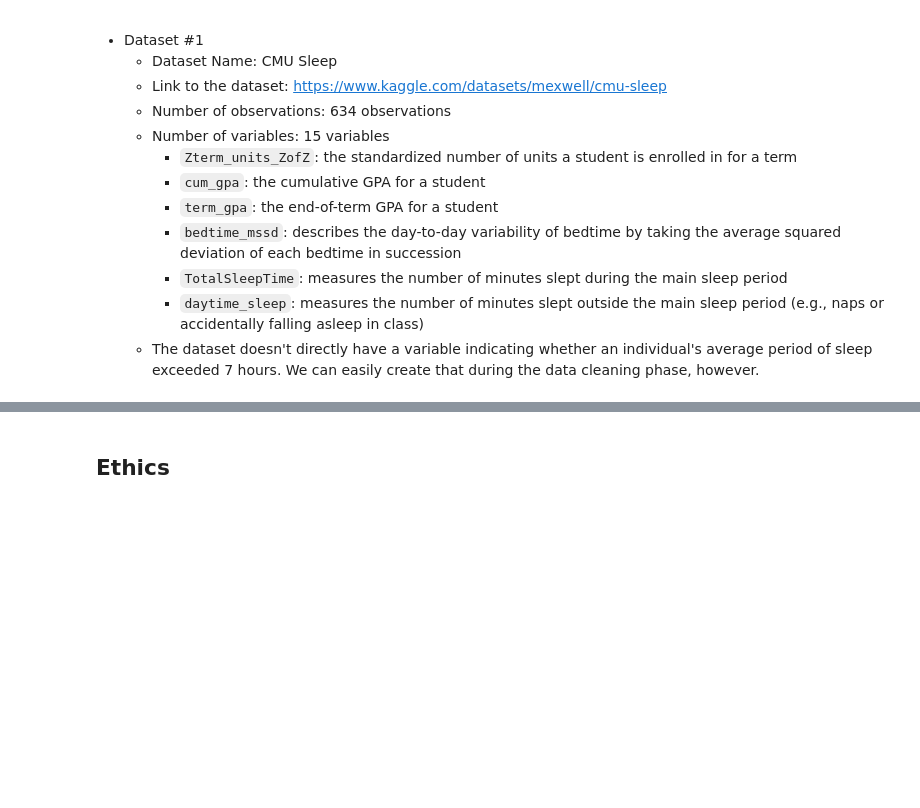
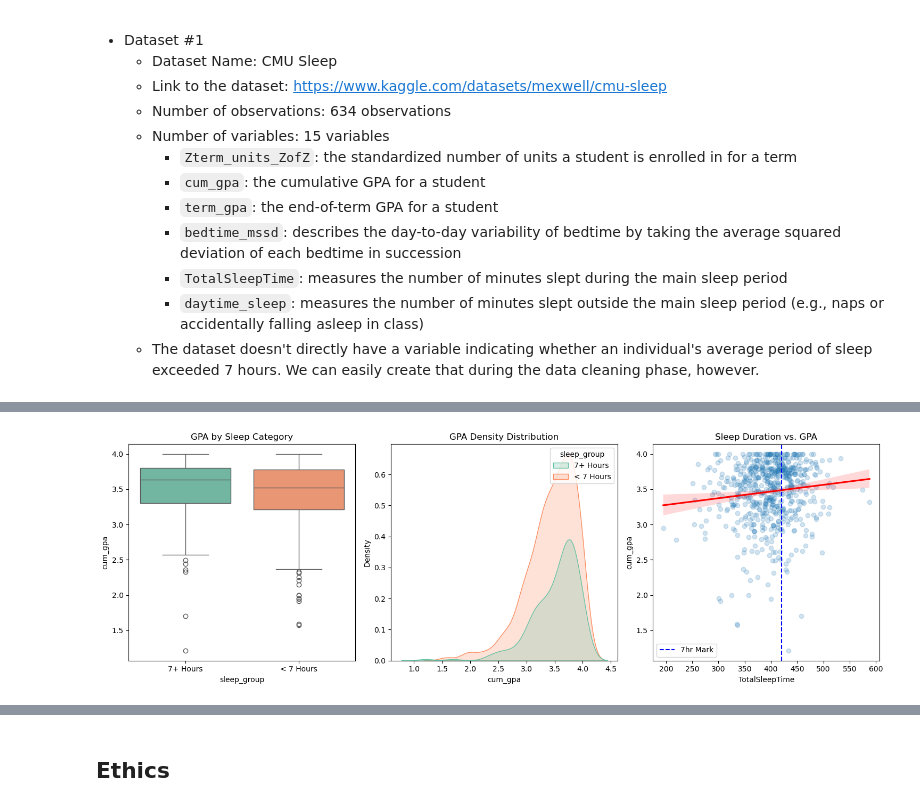
Before and after one commit to COGS108/Group014_WI26, a Jupyter notebook: 01-DataCheckpoint.ipynb, the cells around one changed output, grey strips where cells are left out. Drawn from its saved outputs; the diff is of its cells as text; code cells hidden in the pictures; blank space fills up the shorter version.

Commit message:
input the data wrangling and cleaning the dataset, visualizations as well

```diff
--- a/01-DataCheckpoint.ipynb
+++ b/01-DataCheckpoint.ipynb
@@ -142,0 +165,77 @@ Please note that you can always keep adding more datasets in the future if these
+# %%
+## YOUR CODE TO LOAD/CLEAN/TIDY/WRANGLE THE DATA GOES HERE
+# 1. Setup the required directory structure
+folders = ['data/00-raw', 'data/01-interim', 'data/02-processed']
+for folder in folders:
+    os.makedirs(folder, exist_ok=True)
+
+# 2. Load the raw data
+if os.path.exists('cmu-sleep.csv'):
+    shutil.copy('cmu-sleep.csv', 'data/00-raw/cmu-sleep.csv')
+
+cmu_sleep = pd.read_csv('data/00-raw/cmu-sleep.csv')
+
+print(f"Dataset successfully loaded with {cmu_sleep.shape[0]} rows.")
+cmu_sleep.head()
+
+# 1. Size of the dataset
+print(f"Original size: {cmu_sleep.shape}")
+
+# 2. Tidiness Check
+# The data is already 'tidy': each row is a student (observation),
+# each column is a variable, and each cell is a single value.
+
+# 3. Missing Data Analysis
+# Coerce numeric columns to find hidden missing strings (like 'N/A')
+cmu_sleep['term_units'] = pd.to_numeric(cmu_sleep['term_units'], errors='coerce')
+missing_vals = cmu_sleep.isnull().sum()
+print("\nMissing values detected:\n", missing_vals[missing_vals > 0])
+
+# Justification: We will KEEP these rows. The missingness is in 'term_units',
+# but our primary variables (GPA and Sleep) are 100% complete.
+
+# 4. Outlier Detection (Z-score > 3)
+cmu_sleep['gpa_z'] = (cmu_sleep['cum_gpa'] - cmu_sleep['cum_gpa'].mean()) / cmu_sleep['cum_gpa'].std()
+cmu_sleep['sleep_z'] = (cmu_sleep['TotalSleepTime'] - cmu_sleep['TotalSleepTime'].mean()) / cmu_sleep['TotalSleepTime'].std()
+outliers = cmu_sleep[(cmu_sleep['gpa_z'].abs() > 3) | (cmu_sleep['sleep_z'].abs() > 3)]
+print(f"\nNumber of flagged outliers (extreme GPA or Sleep): {len(outliers)}")
+
+# 5. Cleaning and Final Wrangling
+# Create the binary category for the Research Question: 7 hours = 420 minutes
+cmu_sleep['sleep_group'] = np.where(cmu_sleep['TotalSleepTime'] >= 420, '7+ Hours', '< 7 Hours')
+# Save processed version
+cmu_sleep.to_csv('data/02-processed/cmu_sleep_cleaned.csv', index=False)
+print("\nFinal wrangled data saved to 'data/02-processed/'.")
+
+# --- 1. HYPOTHESIS TEST (Welch's T-Test) ---
+group_high = cmu_sleep[cmu_sleep['sleep_group'] == '7+ Hours']['cum_gpa']
+group_low = cmu_sleep[cmu_sleep['sleep_group'] == '< 7 Hours']['cum_gpa']
+t_stat, p_val = stats.ttest_ind(group_high, group_low, equal_var=False)
+print("--- Welch's T-Test Results ---")
+print(f"T-statistic: {t_stat:.4f}")
+print(f"P-value: {p_val:.4e}")
+print("Result:", "Significant difference" if p_val < 0.05 else "No significant difference")
+
+# --- 2. VISUALIZATIONS ---
+plt.figure(figsize=(15, 5))
+# Plot A: Boxplot of GPA by Sleep Category
+plt.subplot(1, 3, 1)
+sns.boxplot(x='sleep_group', y='cum_gpa', data=cmu_sleep, palette='Set2')
+plt.title('GPA by Sleep Category')
+# Plot B: Distribution of GPA
+plt.subplot(1, 3, 2)
+sns.kdeplot(data=cmu_sleep, x='cum_gpa', hue='sleep_group', fill=True, palette='Set2')
+plt.title('GPA Density Distribution')
+# Plot C: Scatter Plot with Regression
+plt.subplot(1, 3, 3)
+sns.regplot(x='TotalSleepTime', y='cum_gpa', data=cmu_sleep,
+            scatter_kws={'alpha':0.2}, line_kws={'color':'red'})
+plt.axvline(420, color='blue', linestyle='--', label='7hr Mark')
+plt.title('Sleep Duration vs. GPA')
+plt.legend()
+plt.tight_layout()
+plt.show()
+# --- 3. SUMMARY STATISTICS ---
+print("\n--- Summary Statistics ---")
+print(cmu_sleep.groupby('sleep_group')['cum_gpa'].agg(['count', 'mean', 'std', 'median']))
+# %% [output]
@@ -142,0 +259 @@ Please note that you can always keep adding more datasets in the future if these
+[figure, added]
```
Also changed, not shown: parts of 7 cells of this notebook.
